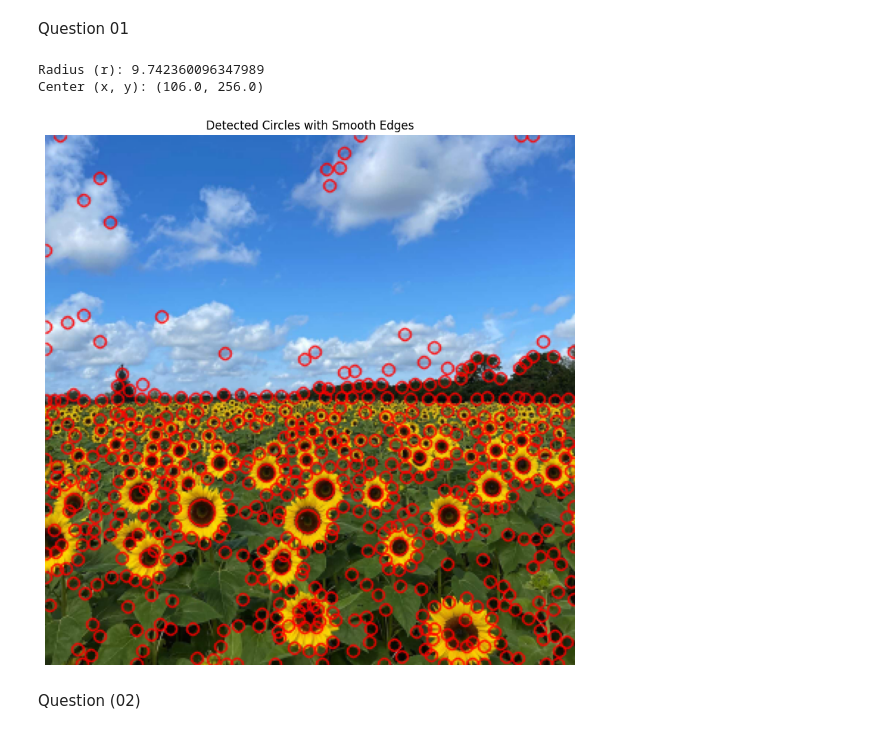
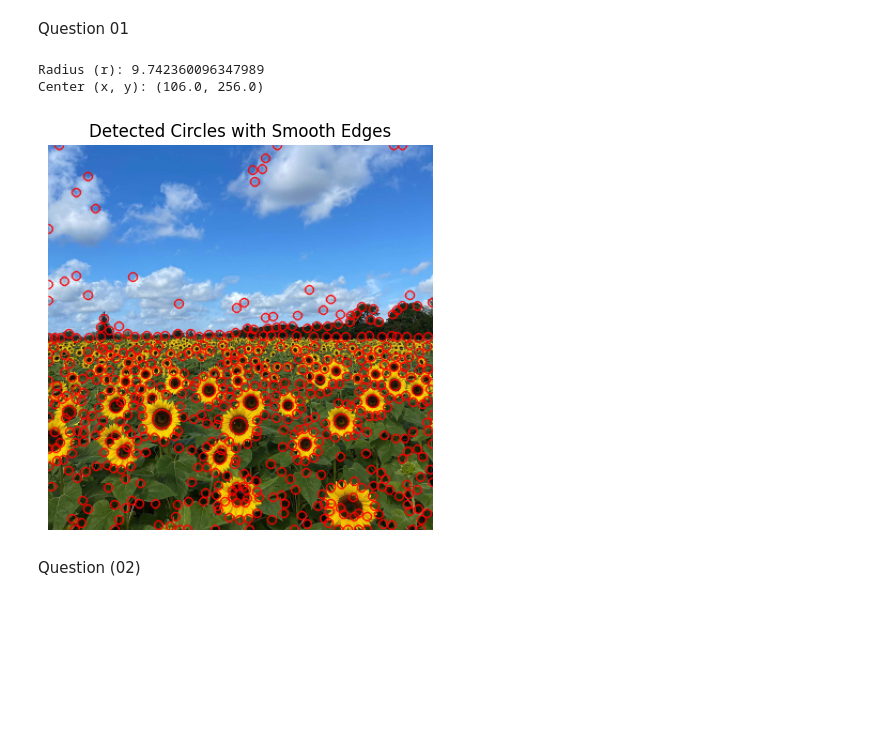
Before and after one commit to kaveeshwaragayanath/200728R, a Jupyter notebook: 200728R.ipynb, the cells around one changed output. Cells and saved outputs as stored; diff of their text form; code cells hidden in the pictures; blank space fills up the shorter version.

```diff
--- a/200728R.ipynb
+++ b/200728R.ipynb
@@ -24,35 +24,35 @@ threshold = 4
 # Detect blobs using Laplacian of Gaussians
 blobs = blob_log(laplacian, min_sigma=min_sigma,max_sigma=max_sigma, threshold=threshold)
 # blobs=blob_log(laplacian, min_sigma=1, max_sigma=30, threshold=0.1, overlap=0.01, log_scale=False)
 
 blobs[:, 2] = blobs[:, 2] * sqrt(2)
 
 max_radius_index = np.argmax(blobs[:, 2])
 largest_circle_params = blobs[max_radius_index]
 y, x, r = largest_circle_params
 print(f"Radius (r): {r}")
 print(f"Center (x, y): ({x}, {y})")
 
 # Draw circles on the original grayscale image
 for blob in blobs:
     y, x, r = blob  # Blob format is (y, x, r)
     cv.circle(img, (int(x), int(y)), int(r), (0,0,255),thickness=1, lineType=cv.LINE_AA)  # Draw circles in white
 
 # Display the result
 
 # cv.imshow('Detected Circles', gray_three_channel)
 # cv.waitKey(0)
 # cv.destroyAllWindows()
 
-plt.figure(figsize=(10, 10))
+plt.figure(figsize=(5, 5))
 plt.imshow(cv.cvtColor(img, cv.COLOR_BGR2RGB))
 plt.axis('off')
 plt.title('Detected Circles with Smooth Edges')
 plt.show()
 # %% [output]
 Radius (r): 9.742360096347989
 Center (x, y): (106.0, 256.0)
-[figure, old version]
+[figure, new version]
 # %% [markdown]
 Question (02)
 # %%
```
Also changed, not shown: parts of 6 cells of this notebook, 19 other files.
